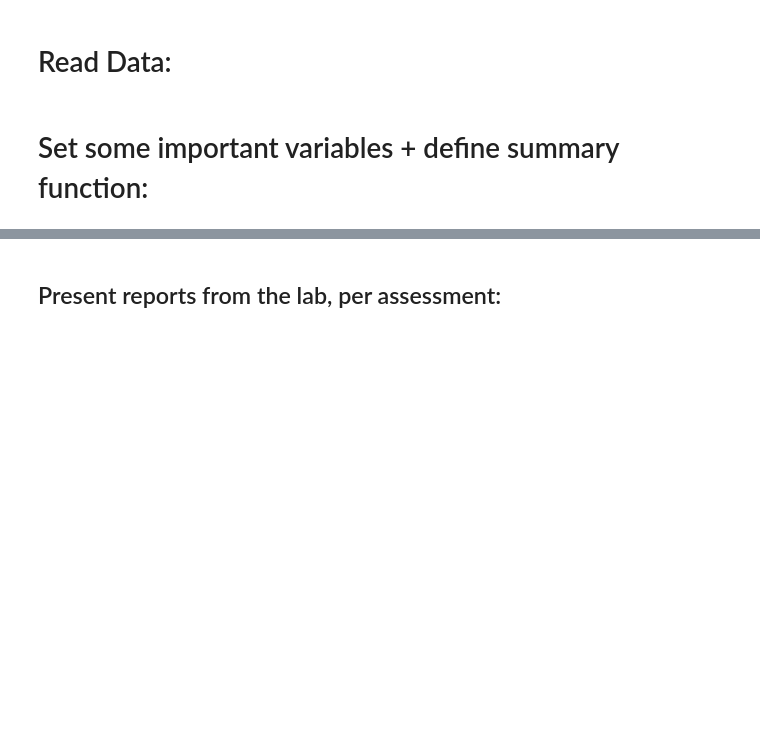
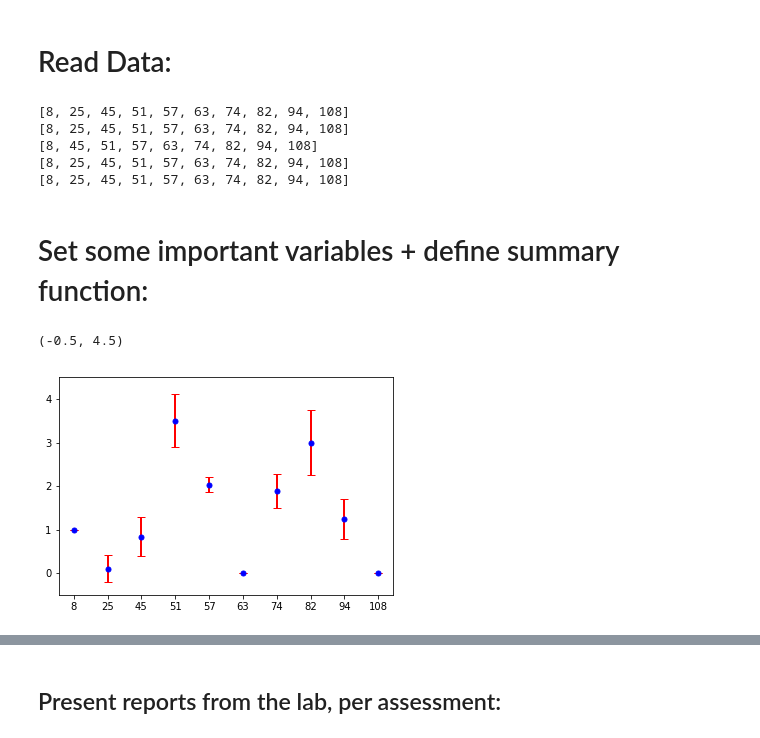
Before and after one commit to ShaniSarusi/DS-rep, a Jupyter notebook: Teva/data_statistical_inspection.ipynb, the cells around one changed output, grey strips where cells are left out. Saved outputs shown, nothing was run; the diff lists cells and outputs as text; code cells hidden in the pictures; blank space fills up the shorter version.

```diff
--- a/Teva/data_statistical_inspection.ipynb
+++ b/Teva/data_statistical_inspection.ipynb
@@ -35,6 +35,18 @@ home_steps_df.name = 'home_df_with_steps'
 
 reminders_df = pd.read_pickle(join(c.data_path, 'reminder_five_minutes_processed_pickle.p'))
 reminders_df.name = 'reminders_df'
+# %%
+print(sorted(clinic_df.user_id.unique().astype(int).tolist()))
+print(sorted(home_df.user_id.unique().astype(int).tolist()))
+print(sorted(reminders_df.user_id.unique().astype(int).tolist()))
+print(sorted(clinic_steps_df.user_id.unique().astype(int).tolist()))
+print(sorted(home_steps_df.user_id.unique().astype(int).tolist()))
+# %% [output]
+[8, 25, 45, 51, 57, 63, 74, 82, 94, 108]
+[8, 25, 45, 51, 57, 63, 74, 82, 94, 108]
+[8, 45, 51, 57, 63, 74, 82, 94, 108]
+[8, 25, 45, 51, 57, 63, 74, 82, 94, 108]
+[8, 25, 45, 51, 57, 63, 74, 82, 94, 108]
 # %% [markdown]
 # Set some important variables + define summary function:
 # %%
@@ -118,3 +147,30 @@ def plot_statistics_distribution(df, assessment_id, user_id, target_variable,
     plt.show()
 
     return
+# %%
+df = home_df
+assessment_id='assessment_id'
+user_id = 'user_id'
+target_variable = 'patient_report_value'
+
+
+grouped_reports = df[[assessment_id, user_id, target_variable]].groupby(assessment_id, as_index=False).agg('mean')
+
+per_user_stats = grouped_reports[[user_id, target_variable]].groupby(user_id, as_index=False).agg(statistics)
+per_user_stats.columns = per_user_stats.columns.droplevel(0)
+per_user_stats.reset_index(inplace=True)
+
+users = per_user_stats['user_id'].astype(str)
+n_users = users.shape[0]
+# x_locs = np.arange(1, n_users+1)
+users_enum = range(1, n_users+1)
+means = per_user_stats['mean']
+stds = per_user_stats['std']
+plt.xticks(users_enum, users)
+
+plt.errorbar(users_enum, means, stds, color='b', fmt='.', markersize='10',
+             ecolor='r',capsize=4, elinewidth=2, linestyle='None')
+plt.ylim(-0.5, 4.5)
+# %% [output]
+(-0.5, 4.5)
+[figure, added]
```
Also changed, not shown: parts of 10 cells of this notebook, 1 other file.
